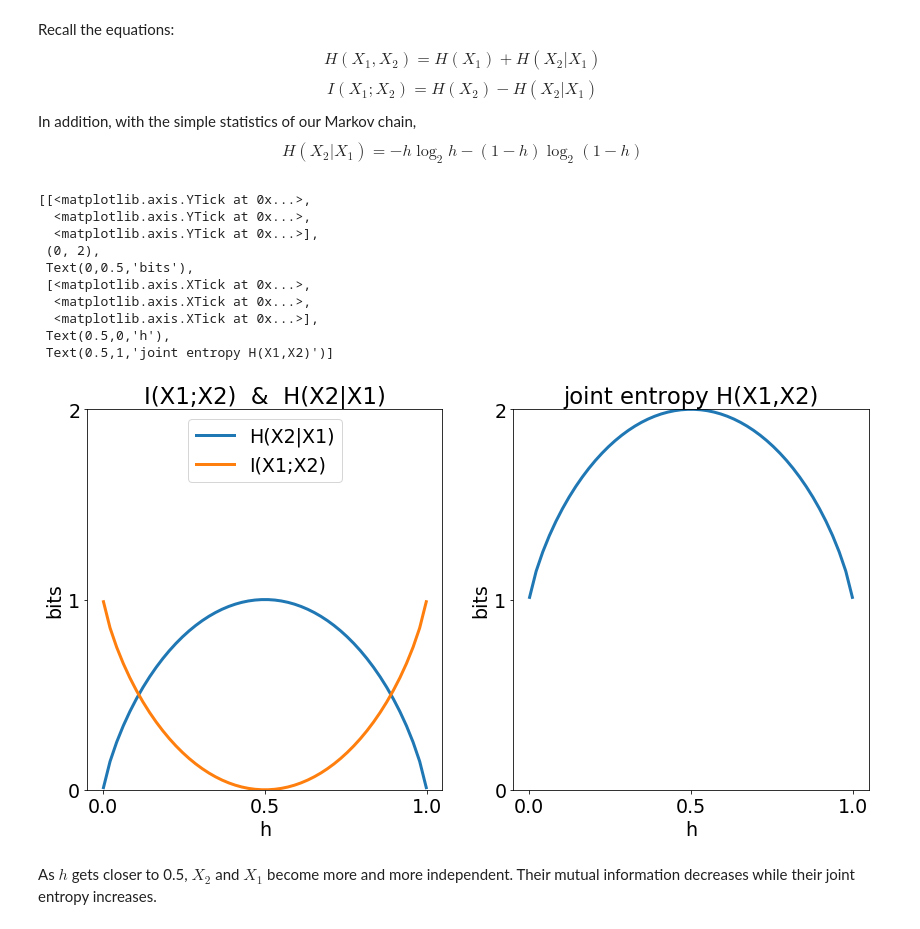
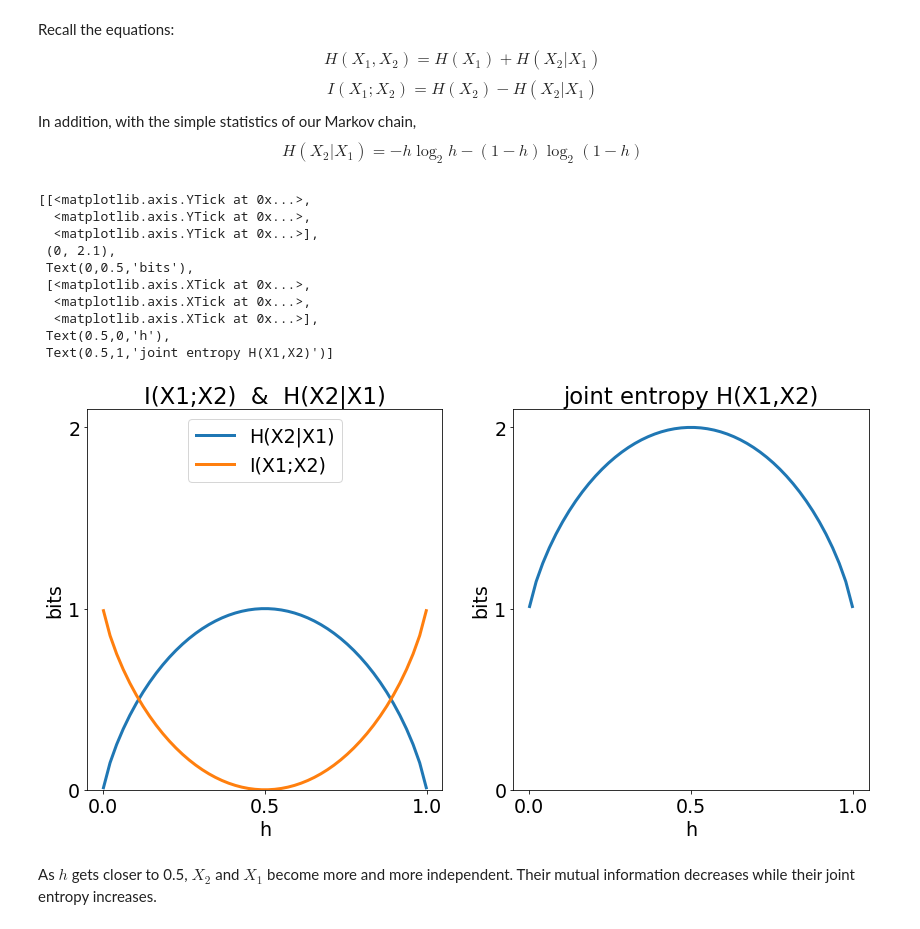
Before and after one commit to TheGoldLab/Analysis_Audio2AFC_ChangePoint, a Jupyter notebook: Mutual_Information_Basics.ipynb, the cells around one changed output. Saved outputs shown, nothing was run; the diff lists cells and outputs as text; code cells hidden in the pictures.

```diff
--- a/Mutual_Information_Basics.ipynb
+++ b/Mutual_Information_Basics.ipynb
@@ -50,37 +51,37 @@ ax1.plot(h, cond_ent(h), linewidth=3)
 ax1.plot(h, 1-cond_ent(h), linewidth=3)
 ax1.set(xlabel='h',
         ylabel='bits',
         title='I(X1;X2)  &  H(X2|X1)',
-        ylim=[0,2],
+        ylim=[0,2+.1],
         yticks=[0,1,2],
         xticks=[0,0.5,1])
 ax1.legend(['H(X2|X1)','I(X1;X2)'], loc='upper center')
 # ax1.set_xlabel('h')
 # ax1.set_title('conditional entropy H(X2|X1)')
 # ax1.set_ylim(0,2)
 # ax1.
 
 joint_ent = 1 + cond_ent(h)
 ax2.plot(h, joint_ent, linewidth=3)
 ax2.set(xlabel='h',
         ylabel='bits',
         title='joint entropy H(X1,X2)',
-        ylim=[0,2],
+        ylim=[0,2+.1],
         yticks=[0,1,2],
         xticks=[0,0.5,1])
 # ax2.legend(['H(X2|X1)','I(X1;X2)'], loc='upper center')
 # %% [output]
 [[<matplotlib.axis.YTick at 0x...>,
   <matplotlib.axis.YTick at 0x...>,
   <matplotlib.axis.YTick at 0x...>],
- (0, 2),
+ (0, 2.1),
  Text(0,0.5,'bits'),
  [<matplotlib.axis.XTick at 0x...>,
   <matplotlib.axis.XTick at 0x...>,
   <matplotlib.axis.XTick at 0x...>],
  Text(0.5,0,'h'),
  Text(0.5,1,'joint entropy H(X1,X2)')]
-[figure, old version]
+[figure, new version]
 # %% [markdown]
 As $h$ gets closer to 0.5, $X_2$ and $X_1$ become more and more independent. Their mutual information decreases while their joint entropy increases.
 # %% [markdown]
```
Also changed, not shown: parts of 4 cells of this notebook.
